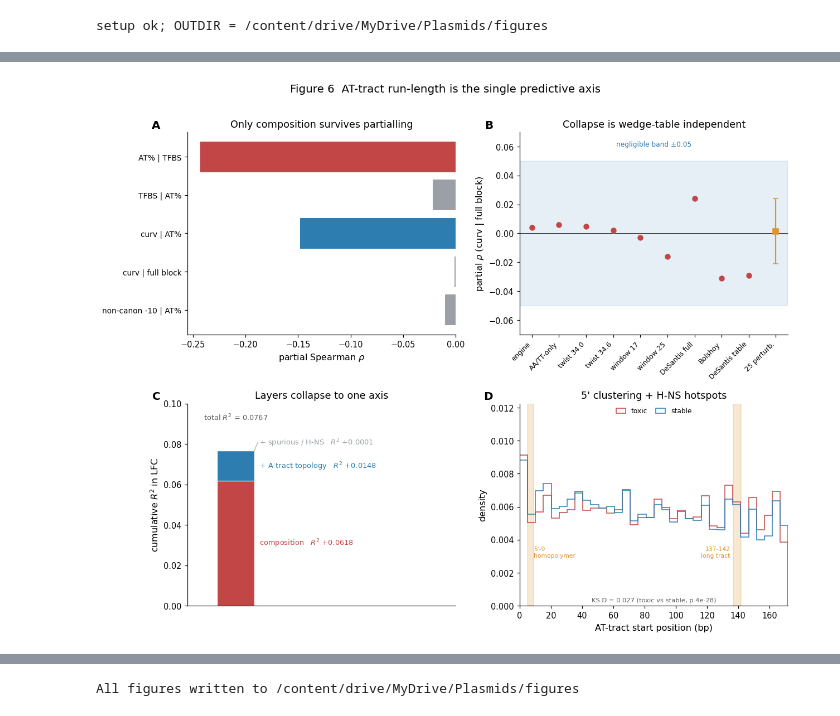
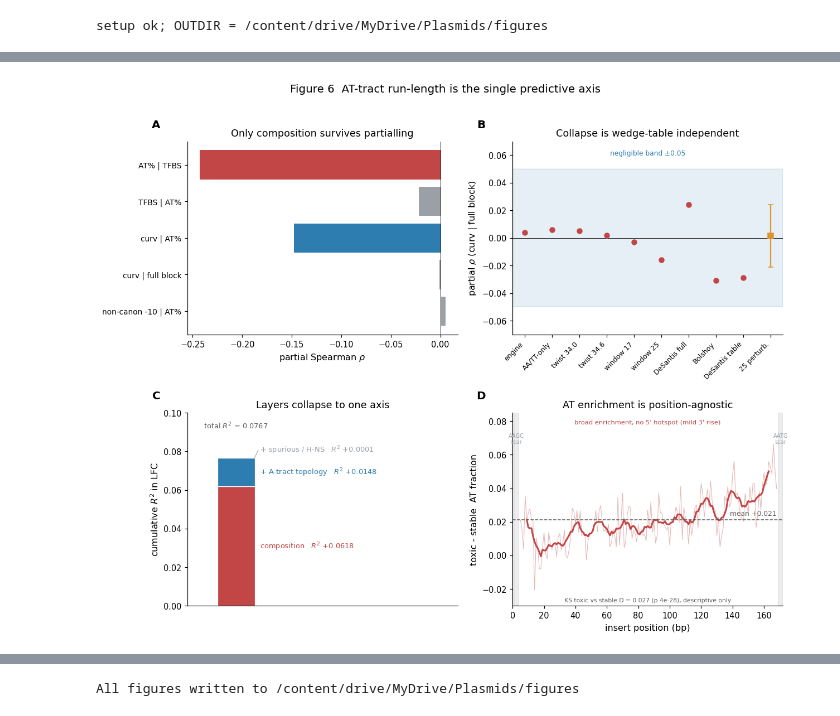
Before and after one commit to bdashti/Latest-Plasmid-Model, a Jupyter notebook: Copy_of_Phase_3_Figures_colab_v2.ipynb, the cells around one changed output, grey strips where cells are left out. Saved outputs shown, nothing was run; the diff lists cells and outputs as text; code cells hidden in the pictures.

```diff
--- a/Copy_of_Phase_3_Figures_colab_v2.ipynb
+++ b/Copy_of_Phase_3_Figures_colab_v2.ipynb
@@ -43,7 +43,7 @@ def save_fig(fig, name):
 
 def panel_letter(ax, s):
     ax.text(-0.1, 1.06, s, transform=ax.transAxes, fontsize=13, fontweight='bold',
-            va='top', ha='right')
+            va='bottom', ha='right')
 
 def load_globals():
     try:
@@ -334,13 +379,12 @@ saved /content/drive/MyDrive/Plasmids/figures/Fig5_convergence_and_null.png
 # %%
 #@title Figure 6 — single compositional axis
-# ===== Figure 6 — single compositional axis =====
 fig, ax = plt.subplots(2, 2, figsize=(11.5, 9))
 
-# 6A partial-rho beyond composition
+# 6A partial-rho beyond composition (Cell 26 / 29b / 31g / 30b — all verified)
 a = ax[0, 0]
 items = [('AT% | TFBS', -0.243, COL['comp']), ('TFBS | AT%', -0.022, COL['alt']),
          ('curv | AT%', -0.148, COL['stable']), ('curv | full block', -0.001, COL['alt']),
-         ('non-canon -10 | AT%', -0.010, COL['alt'])]
+         ('non-canon -10 | AT%', 0.005, COL['alt'])]   # Cell 30b: +0.005 (was -0.010)
 names = [i[0] for i in items]; vals = [i[1] for i in items]; cols = [i[2] for i in items]
 a.barh(range(len(names)), vals, color=cols)
 a.axvline(0, color='k', lw=0.6)
@@ -348,7 +392,7 @@ a.set_yticks(range(len(names))); a.set_yticklabels(names, fontsize=9)
 a.invert_yaxis(); a.set_xlabel(r'partial Spearman $\rho$')
 a.set_title('Only composition survives partialling'); panel_letter(a, 'A')
 
-# 6B curvature robustness across 34 configs
+# 6B curvature robustness across configs (Cell 29d, verified)
 b = ax[0, 1]
 cfg = [('engine', 0.004), ('AA/TT-only', 0.006), ('twist 34.0', 0.005),
        ('twist 34.6', 0.002), ('window 17', -0.003), ('window 25', -0.016),
@@ -365,7 +409,7 @@ b.text(0.5, 0.93, 'negligible band ±0.05', transform=b.transAxes, ha='center',
        fontsize=8, color=COL['stable'])
 b.set_title('Collapse is wedge-table independent'); panel_letter(b, 'B')
 
-# 6C nested-layer: single stacked bar with labeled sections
+# 6C nested-layer stacked bar (Cell 31f, verified)
 c = ax[1, 0]
 seg = [('composition', 0.0618, COL['comp']),
        ('+ A-tract topology', 0.0148, COL['stable']),
@@ -378,7 +422,7 @@ for name, h, col in seg:
 xr = xb + bw/2 + 0.06
 for name, ymid, h, col in mids:
     lab = f'{name}   $R^2$ +{h:.4f}'
-    if h < 0.003:                              # tiny top segment: leader + offset label
+    if h < 0.003:
         ytext = bottom + 0.004
         c.plot([xb + bw/2, xr - 0.02], [ymid, ytext], color=col, lw=0.7)
         c.text(xr, ytext, lab, va='center', fontsize=8.5, color=col)
@@ -390,35 +434,65 @@ c.set_xlim(-0.55, 2.5); c.set_ylim(0, 0.10); c.set_xticks([])
 c.set_ylabel(r'cumulative $R^2$ in LFC')
 c.set_title('Layers collapse to one axis'); panel_letter(c, 'C')
 
-# 6D positional clustering with Cell 28c hotspots (loads globals; placeholder fallback)
+# 6D position-agnostic AT-tract enrichment (toxic - stable AT FRACTION, per position).
+#     Live path: a saved 172-vector of the per-position toxic-stable AT-fraction
+#     difference (g['at_fraction_diff'], or g['toxic_at_frac']-g['stable_at_frac']).
+#     Fallback: the verified hardcoded vector below (derived from the 124,339-variant
+#     GGS3 library; toxic = lowest-9,215 LFC, stable = 9,215 nearest zero).
+#     This is the FRACTION difference (uniform ~+0.02), NOT AT-tract coverage; the
+#     coverage metric manufactures apparent 5'/3' hotspots via the baseline T-bias x
+#     run-length threshold and is intentionally not used here.
 d = ax[1, 1]
+pos = np.arange(1, 173)
+AT_DIFF = np.array([0.0000, 0.0000, 0.0000, 0.0000, 0.0211, 0.0153, 0.0040, 0.0355, 0.0208, 0.0254, 0.0278, 0.0217, 0.0204, -0.0206, 0.0103, 0.0047, -0.0078, -0.0082, 0.0044, 0.0137, 0.0010, -0.0020, 0.0138, 0.0074, 0.0036, 0.0069, 0.0078, -0.0010, 0.0110, 0.0130, 0.0034, 0.0080, 0.0149, -0.0002, -0.0016, 0.0039, 0.0107, 0.0281, 0.0263, 0.0191, 0.0269, 0.0139, 0.0266, 0.0118, 0.0127, 0.0129, -0.0026, 0.0087, 0.0117, 0.0129, 0.0147, 0.0191, 0.0267, 0.0141, 0.0259, 0.0297, 0.0208, 0.0145, 0.0153, 0.0133, 0.0187, 0.0053, 0.0076, 0.0157, 0.0119, 0.0053, 0.0348, 0.0062, 0.0203, 0.0370, 0.0046, 0.0082, 0.0243, 0.0294, 0.0282, 0.0100, 0.0150, 0.0132, 0.0082, 0.0184, 0.0117, 0.0154, 0.0118, 0.0124, 0.0087, 0.0269, 0.0165, 0.0322, 0.0136, 0.0199, 0.0073, 0.0117, 0.0371, 0.0255, 0.0251, 0.0190, 0.0171, 0.0152, 0.0170, 0.0062, 0.0216, 0.0216, 0.0228, 0.0289, 0.0258, 0.0196, 0.0412, 0.0093, 0.0285, 0.0225, 0.0201, 0.0067, 0.0212, 0.0120, 0.0188, 0.0282, 0.0302, 0.0162, 0.0282, 0.0431, 0.0370, 0.0227, 0.0319, 0.0394, 0.0280, 0.0443, 0.0323, 0.0280, 0.0268, 0.0117, 0.0225, 0.0050, 0.0115, 0.0162, 0.0351, 0.0323, 0.0411, 0.0289, 0.0315, 0.0476, 0.0564, 0.0355, 0.0372, 0.0313, 0.0240, 0.0218, 0.0203, 0.0370, 0.0294, 0.0253, 0.0405, 0.0313, 0.0432, 0.0428, 0.0167, 0.0241, 0.0381, 0.0273, 0.0413, 0.0493, 0.0413, 0.0445, 0.0558, 0.0528, 0.0488, 0.0664, 0.0507, 0.0397, 0.0000, 0.0000, 0.0000, 0.0000])
+assert AT_DIFF.size == 172, f'AT_DIFF must be 172, got {AT_DIFF.size}'
+
 g = load_globals()
-try:
-    ts = np.asarray(g['toxic_at_starts'], float); ss = np.asarray(g['stable_at_starts'], float)
-    ts = ts[np.isfinite(ts)]; ss = ss[np.isfinite(ss)]
-    bins = np.linspace(0, 172, 35)
-    d.hist(ts, bins=bins, density=True, histtype='step', color=COL['comp'], lw=1.6, label='toxic')
-    d.hist(ss, bins=bins, density=True, histtype='step', color=COL['stable'], lw=1.6, label='stable')
-    d.set_ylim(top=d.get_ylim()[1] * 1.28)          # headroom so the legend clears the lines
-    d.legend(frameon=False, loc='upper center', ncol=2, fontsize=8,
-             handlelength=1.4, columnspacing=1.2, borderaxespad=0.2)
-    d.set_ylabel('density')
-except Exception:
-    d.text(0.5, 0.62, 'load toxic_at_starts / stable_at_starts\n(savepoint globals)',
-           ha='center', va='center', transform=d.transAxes, color=COL['alt'])
-    d.set_yticks([])
-for lo, hi in [(5, 9), (137, 142)]:
-    d.axvspan(lo, hi, color=COL['hi'], alpha=0.22)
-ytop = d.get_ylim()[1]
-d.text(9, ytop * 0.24, "5'-9\nhomopolymer", ha='left', fontsize=7, color=COL['hi'])
-d.text(135, ytop * 0.24, "137-142\nlong tract", ha='right', fontsize=7, color=COL['hi'])
-d.text(0.5, 0.02, 'KS D = 0.027 (toxic vs stable, p 4e-28)', transform=d.transAxes,
-       ha='center', fontsize=7.5, color=COL['ceil'])
-d.set_xlim(0, 172); d.set_xlabel('AT-tract start position (bp)')
-d.set_title("5' clustering + H-NS hotspots"); panel_letter(d, 'D')
+diff = None; src_6d = None
+_cand = g.get('at_fraction_diff', None)
+if _cand is not None and np.ravel(_cand).size == 172:
+    diff = np.asarray(_cand, float).ravel(); src_6d = "live g['at_fraction_diff']"
+else:
+    _tf = g.get('toxic_at_frac', None); _sf = g.get('stable_at_frac', None)
+    if (_tf is not None and _sf is not None
+            and np.ravel(_tf).size == 172 and np.ravel(_sf).size == 172):
+        diff = np.asarray(_tf, float).ravel() - np.asarray(_sf, float).ravel()
+        src_6d = "live g['toxic_at_frac'] - g['stable_at_frac']"
+if diff is None:
+    diff = AT_DIFF.copy(); src_6d = 'verified hardcoded AT_DIFF vector (no fraction global in savepoint)'
+
+# mask constant cloning scars (1-4 AAGC, 169-172 AATG): zero by construction
+diff = diff.copy(); diff[:4] = 0.0; diff[168:] = 0.0
+deg = slice(4, 168)                                  # positions 5..168, degenerate region
+mean_diff = float(diff[deg].mean())                  # expect ~+0.021
+peak_pos = int(pos[deg][np.argmax(diff[deg])]); peak_val = float(diff[deg].max())
+
+d.plot(pos[deg], diff[deg], color=COL['comp'], lw=0.7, alpha=0.40)
+k = 9
+sm = np.convolve(diff[deg], np.ones(k) / k, mode='same')
+d.plot(pos[deg][k // 2:-k // 2], sm[k // 2:-k // 2], color=COL['comp'], lw=2.0)
+d.axhline(mean_diff, color=COL['ceil'], lw=1.0, ls='--')
+d.text(168, mean_diff + 0.0015, f'mean +{mean_diff:.3f}', ha='right', va='bottom',
+       fontsize=8, color=COL['ceil'])
+for lo, hi in [(1, 4), (169, 172)]:                  # constant scars, masked
+    d.axvspan(lo, hi, color=COL['alt'], alpha=0.18)
+d.set_ylim(-0.03, 0.085); d.set_xlim(0, 172)
+d.text(2.5, 0.073, 'AAGC\nscar', ha='center', va='top', fontsize=6.5, color=COL['alt'])
+d.text(170.5, 0.073, 'AATG\nscar', ha='center', va='top', fontsize=6.5, color=COL['alt'])
+d.text(0.5, 0.965, "broad enrichment, no 5' hotspot (mild 3' rise)", transform=d.transAxes,
+       ha='center', va='top', fontsize=7.5, color=COL['comp'])
+d.text(0.5, 0.02, 'KS toxic vs stable D = 0.027 (p 4e-28), descriptive only',
+       transform=d.transAxes, ha='center', fontsize=7, color=COL['ceil'])
+d.set_xlabel('insert position (bp)'); d.set_ylabel('toxic - stable  AT fraction')
+d.set_title('AT enrichment is position-agnostic'); panel_letter(d, 'D')
 
 fig.suptitle('Figure 6  AT-tract run-length is the single predictive axis', y=1.01, fontsize=13)
 fig.tight_layout()
 save_fig(fig, 'Fig6_single_axis')
+
+print('[Fig 6 data sources]')
+print(f'  6D positional track : {src_6d}')
+print(f'      degenerate-region mean toxic-stable AT fraction = +{mean_diff:.4f} (expect ~+0.021)')
+print(f'      peak +{peak_val:.4f} at position {peak_pos}; scars 1-4 / 169-172 masked to 0')
 # %% [output]
 saved /content/drive/MyDrive/Plasmids/figures/Fig6_single_axis.png
@@ -425,4 +503,4 @@ saved /content/drive/MyDrive/Plasmids/figures/Fig6_single_axis.png
-[figure, old version]
+[figure, new version]
 # %%
 #@title Figure 7 — host dependence and length transfer
 fig, ax = plt.subplots(1, 3, figsize=(13.5, 4.3))
```
Also changed, not shown: parts of 7 cells of this notebook.
